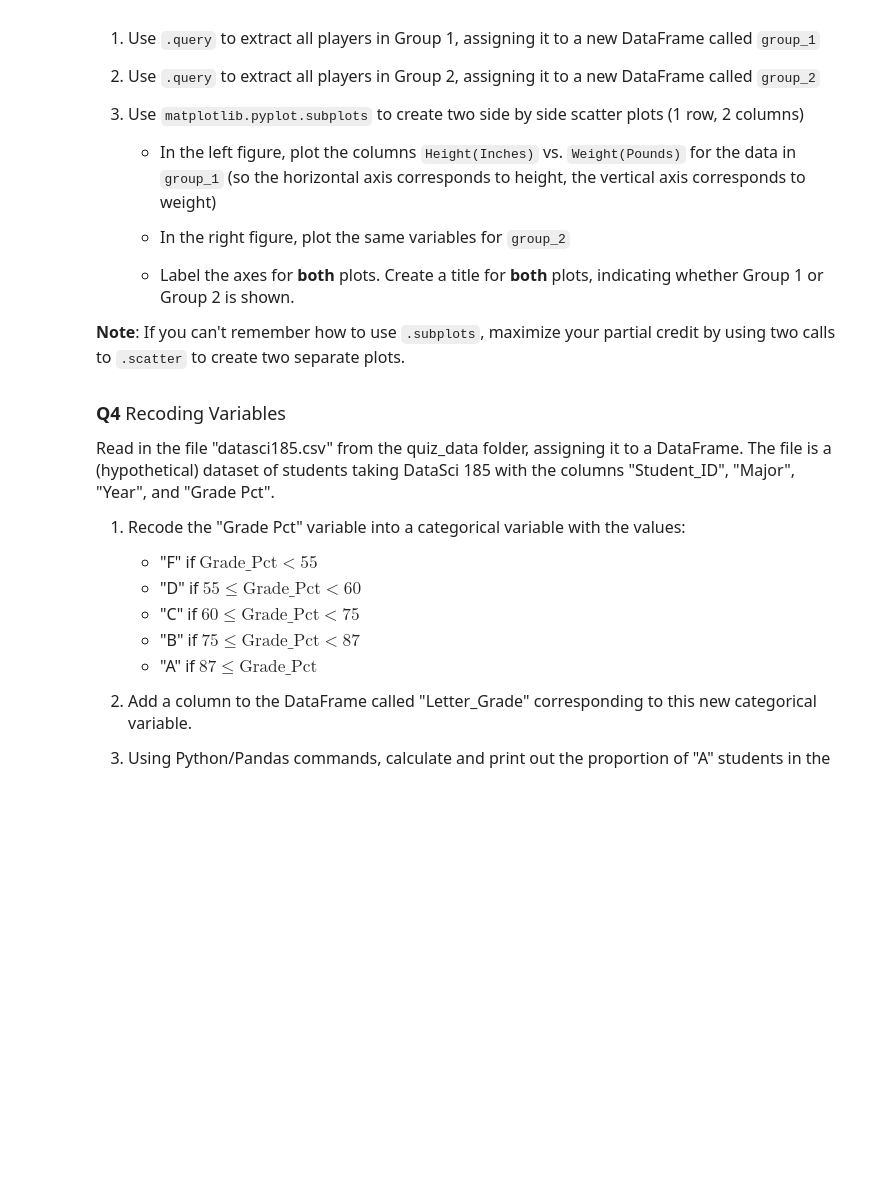
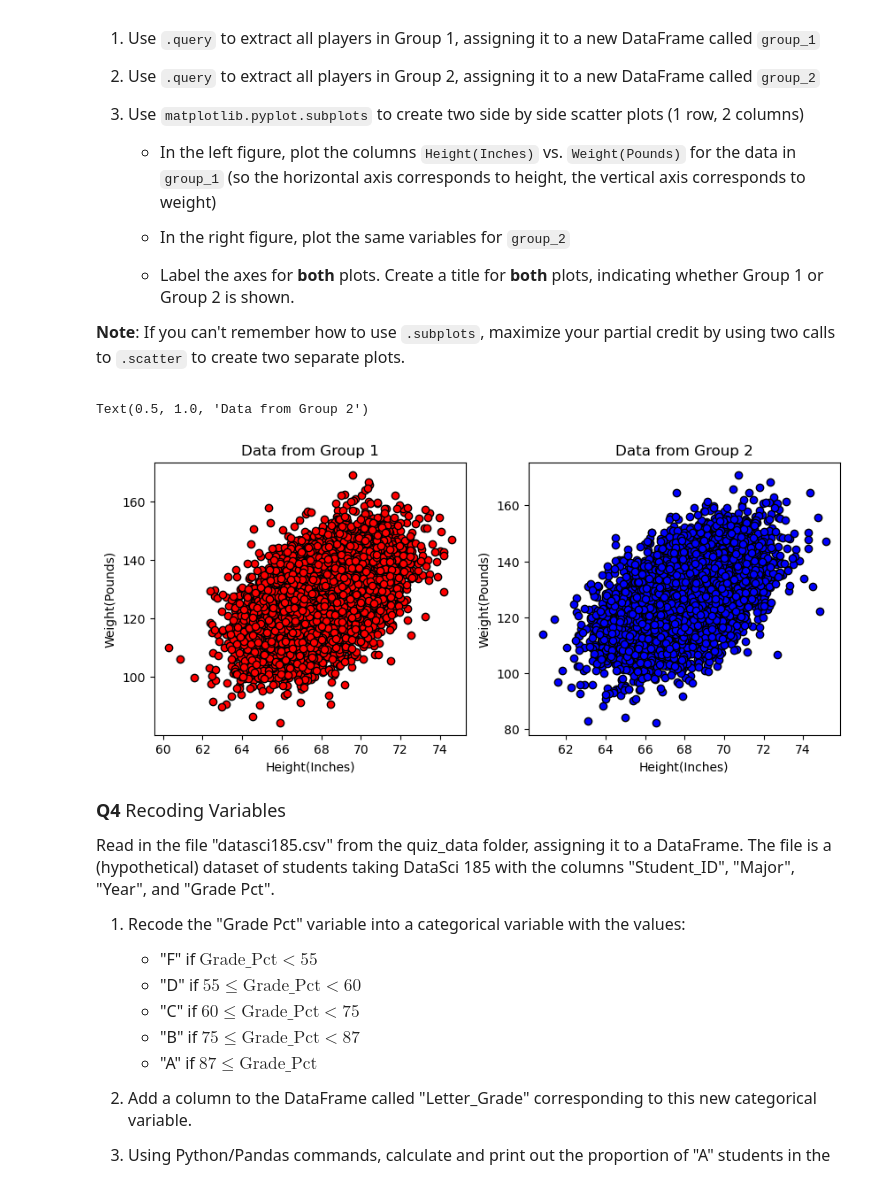
Before and after one commit to LilahHofbauer/datasci151spring2026, a Jupyter notebook: quiz_4.ipynb, the cells around one changed output. Saved outputs shown, nothing was run; the diff lists cells and outputs as text; code cells hidden in the pictures; blank space fills up the shorter version.

```diff
--- a/quiz_4.ipynb
+++ b/quiz_4.ipynb
@@ -72,6 +105,11 @@ Read in the file "SOCR-HeightWeight.csv" from the quiz_data folder, storing it a
 2. Add a new column to the DataFrame with the name "GroupID", where each entry is either 1, 2, 3, or 4.
 # %%
 # your code here
+df = pd.read_csv("quiz_4/quiz_data/SOCR-HeightWeight.csv")
+n = len(df)
+r_sample = np.random.choice(["1","2","3","4"], size = n)
+
+df["GroupID"] = r_sample
 # %% [markdown]
 <font size = "4">
 
@@ -96,6 +134,24 @@ Continue to use the DataFrame you created in **Q3**
 **Note**: If you can't remember how to use `.subplots`, maximize your partial credit by using two calls to `.scatter` to create two separate plots.
 # %%
 # your code here
+
+group_1 = df.query("GroupID == '1'")
+group_2 = df.query("GroupID == '2'")
+
+fig, subplt = plt.subplots(nrows = 1, ncols = 2, figsize = (10, 4))
+
+subplt[0].scatter(x = group_1["Height(Inches)"], y = group_1["Weight(Pounds)"], color = "red", edgecolor = "black")
+subplt[0].set_xlabel("Height(Inches)")
+subplt[0].set_ylabel("Weight(Pounds)")
+subplt[0].set_title("Data from Group 1")
+
+subplt[1].scatter(x = group_2["Height(Inches)"], y = group_2["Weight(Pounds)"], color = "blue", edgecolor = "black")
+subplt[1].set_xlabel("Height(Inches)")
+subplt[1].set_ylabel("Weight(Pounds)")
+subplt[1].set_title("Data from Group 2")
+# %% [output]
+Text(0.5, 1.0, 'Data from Group 2')
+[figure, added]
 # %% [markdown]
 <font size = "4">
 
```
Also changed, not shown: parts of 4 cells of this notebook.
